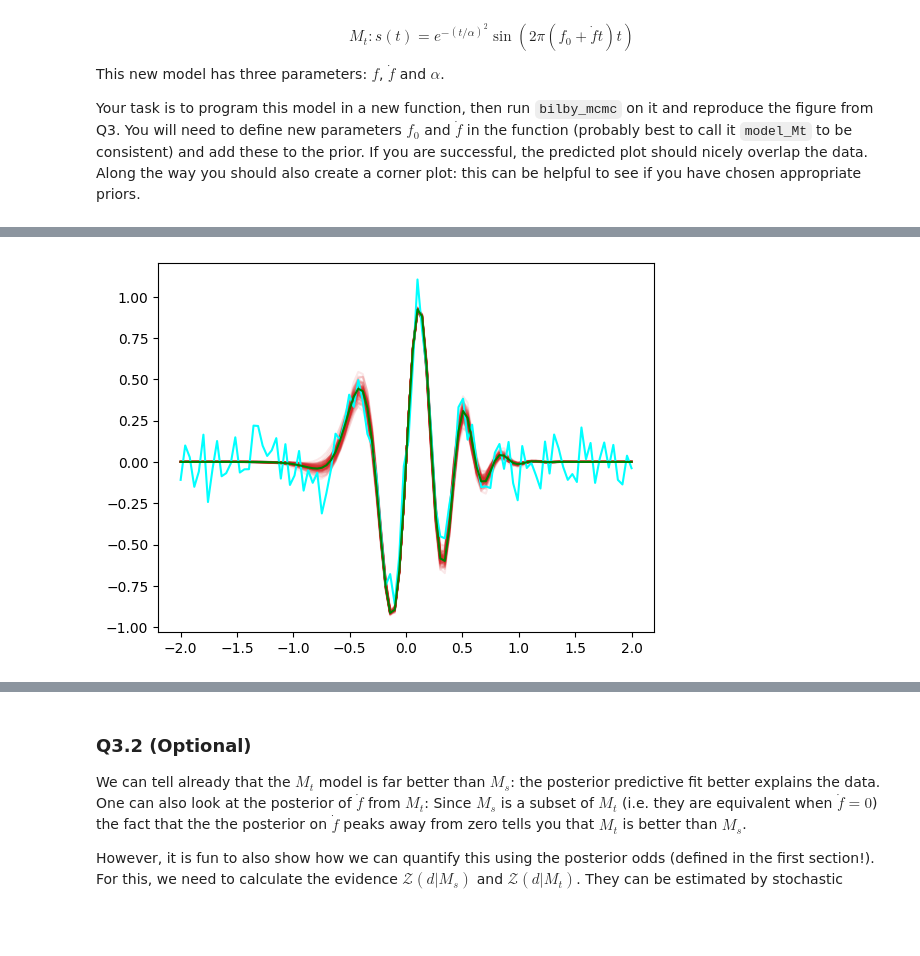
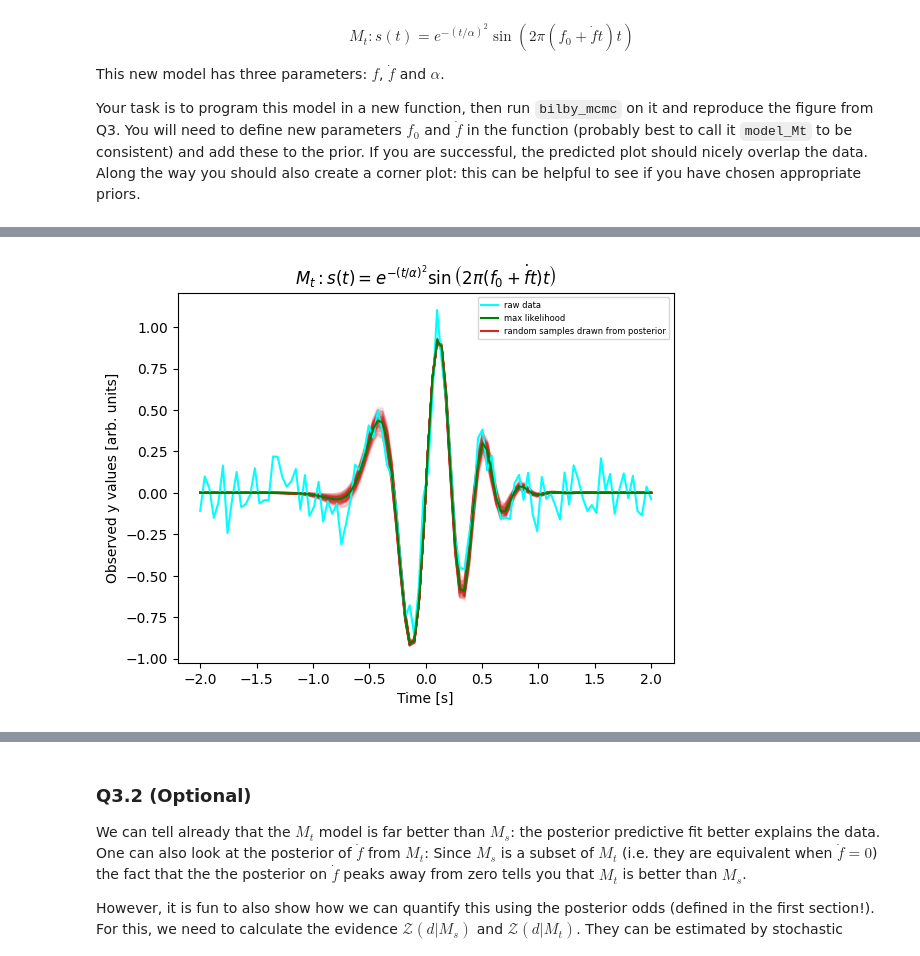
Before and after one commit to SamInsley/odw-2023, a Jupyter notebook: Tutorials/Day_3/Tuto_3.1_Introduction_to_parameter_estimation.ipynb, the cells around one changed output, grey strips where cells are left out. Drawn from its saved outputs; the diff is of its cells as text; code cells hidden in the pictures; blank space fills up the shorter version.

```diff
--- a/Tutorials/Day_3/Tuto_3.1_Introduction_to_parameter_estimation.ipynb
+++ b/Tutorials/Day_3/Tuto_3.1_Introduction_to_parameter_estimation.ipynb
@@ -443,9 +440,14 @@ A straightforward approach is to draw random samples from $p(\theta| d, M_s)$ an
 # %%
 idx_max = np.argmax(result_Ms.posterior.log_likelihood)
 maxL = result_Ms.posterior.iloc[idx_max]
-plot2 = plt.plot(time,yobs, color = 'cyan')
-plt.plot(time,model_Ms(time,maxL.freq,maxL.alpha), color='green')
+plot2 = plt.plot(time,yobs, color = 'cyan', label='raw data')
+plt.plot(time,model_Ms(time,maxL.freq,maxL.alpha), color='green', label='max likelihood')
+plt.plot(0,0,color='C3', label='random samples drawn from posterior')
+plt.xlabel("Time [s]")
+plt.title(r"$M_s: s(t) = e^{-(t/\alpha)^2} \sin\left(2\pi f t\right)$")
+plt.ylabel("Observed y values [arb. units]")
 for i in range(100):
   random = result_Ms.posterior.sample().iloc[0]
   plt.plot(time, model_Ms(time,random['freq'],random['alpha']), color='C3', zorder=-100, alpha=0.1)
+  plt.legend(fontsize="6")
 # %% [output]
@@ -538,13 +534,18 @@ ln_bayes_factor:    nan +/-    nan
 # %%
 idx_max2 = np.argmax(result_Mt.posterior.log_likelihood)
 maxL2 = result_Mt.posterior.iloc[idx_max2]
-plot3 = plt.plot(time,yobs, color = 'cyan')
-plt.plot(time,model_Mt(time, maxL2.freq_0, maxL2.freq_dot, maxL2.alpha), color='green')
+plot3 = plt.plot(time,yobs, color = 'cyan', label='raw data')
+plt.plot(time,model_Mt(time, maxL2.freq_0, maxL2.freq_dot, maxL2.alpha), color='green', label='max likelihood')
+plt.plot(0,0,color='C3', label='random samples drawn from posterior')
+plt.xlabel("Time [s]")
+plt.title(r"$M_t: s(t) = e^{-(t/\alpha)^2} \sin\left(2\pi (f_0 + \dot{f} t) t\right) $")
+plt.ylabel("Observed y values [arb. units]")
 for i in range(100):
   random = result_Mt.posterior.sample().iloc[0]
   plt.plot(time, model_Mt(time, random['freq_0'], random['freq_dot'], random['alpha']), color='C3', zorder=-100, alpha=0.1)
+  plt.legend(fontsize="6")
 # %% [output]
-[figure, old version]
+[figure, new version]
 # %%
 mean_a3 = np.mean(result_Mt.posterior['alpha'])
 mean_f0 = np.mean(result_Mt.posterior['freq_0'])
```
Also changed, not shown: parts of 15 cells of this notebook.
